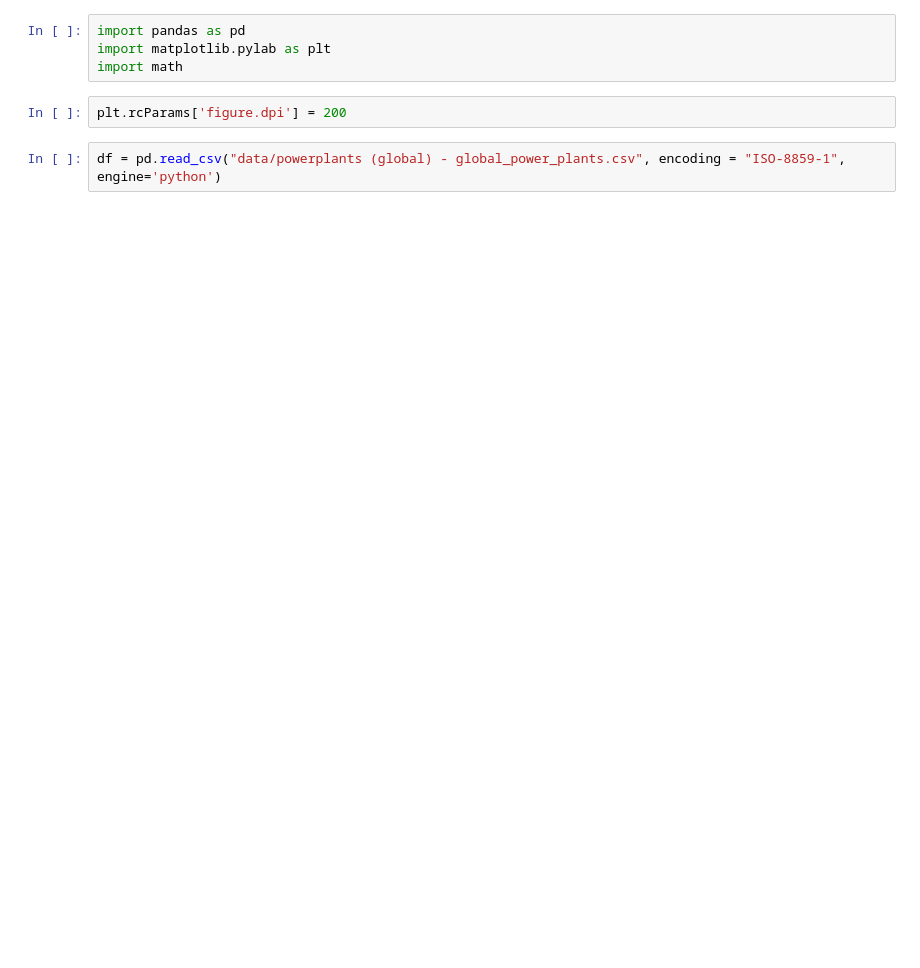
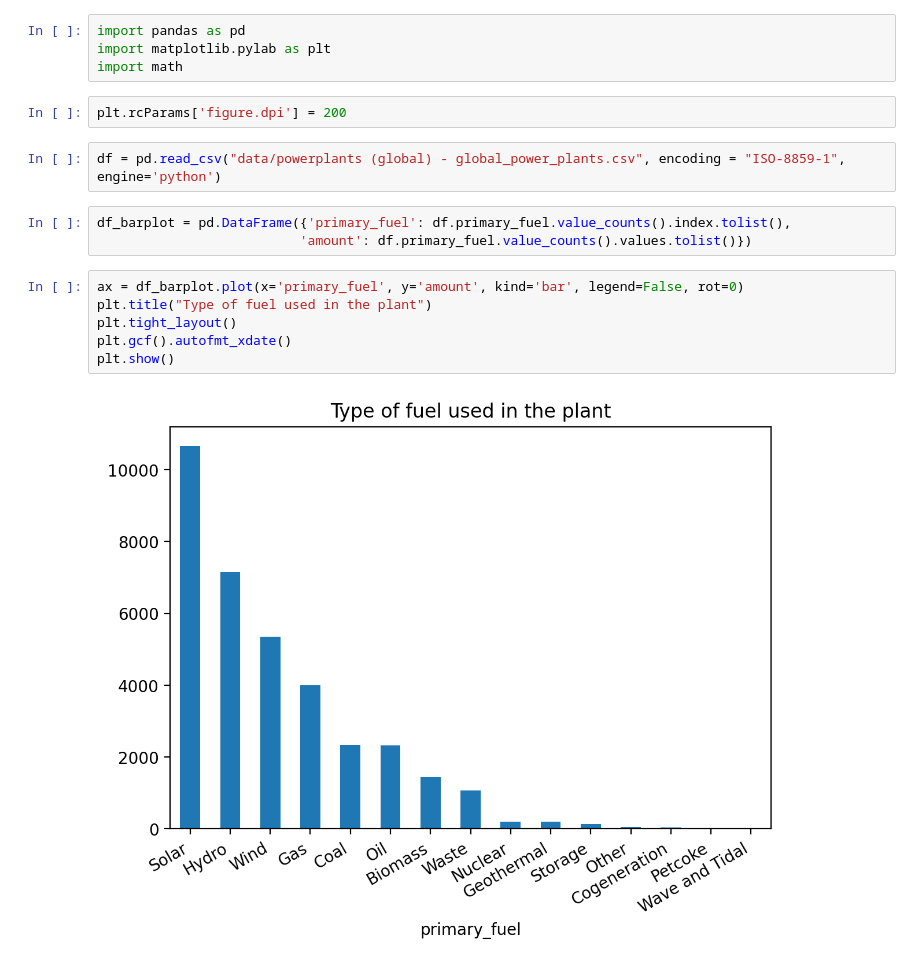
Before and after one commit to KenatSF/Electricity_Consumption, a Jupyter notebook: Exploratory_Analysis_3.ipynb, the cells around one changed output. Drawn from its saved outputs; the diff is of its cells as text; blank space fills up the shorter version.

```diff
--- a/Exploratory_Analysis_3.ipynb
+++ b/Exploratory_Analysis_3.ipynb
@@ -6,3 +6,14 @@ import math
 plt.rcParams['figure.dpi'] = 200
 # %%
 df = pd.read_csv("data/powerplants (global) - global_power_plants.csv", encoding = "ISO-8859-1", engine='python')
+# %%
+df_barplot = pd.DataFrame({'primary_fuel': df.primary_fuel.value_counts().index.tolist(),
+                          'amount': df.primary_fuel.value_counts().values.tolist()})
+# %%
+ax = df_barplot.plot(x='primary_fuel', y='amount', kind='bar', legend=False, rot=0)
+plt.title("Type of fuel used in the plant")
+plt.tight_layout()
+plt.gcf().autofmt_xdate()
+plt.show()
+# %% [output]
+[figure, added]
```
Also changed, not shown: parts of 6 cells of this notebook, 2 other files.
